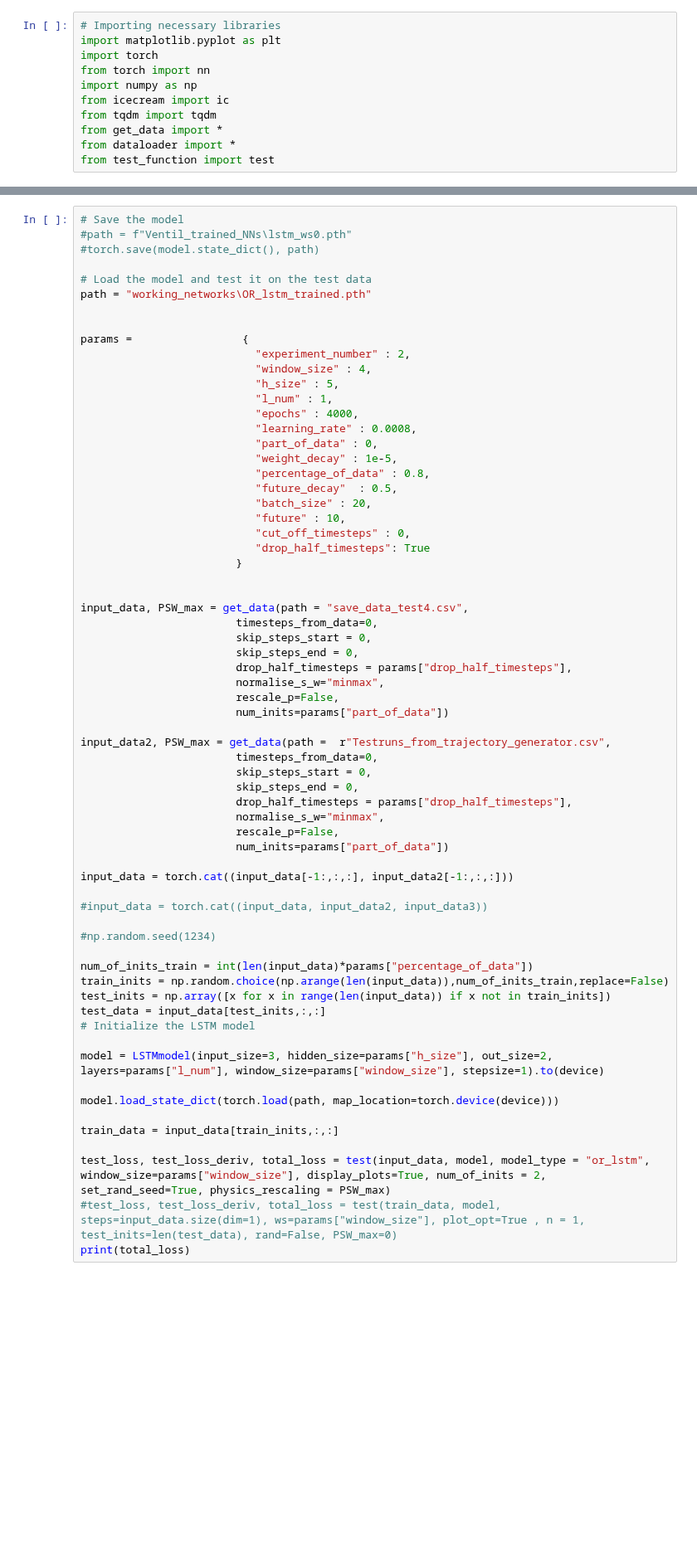
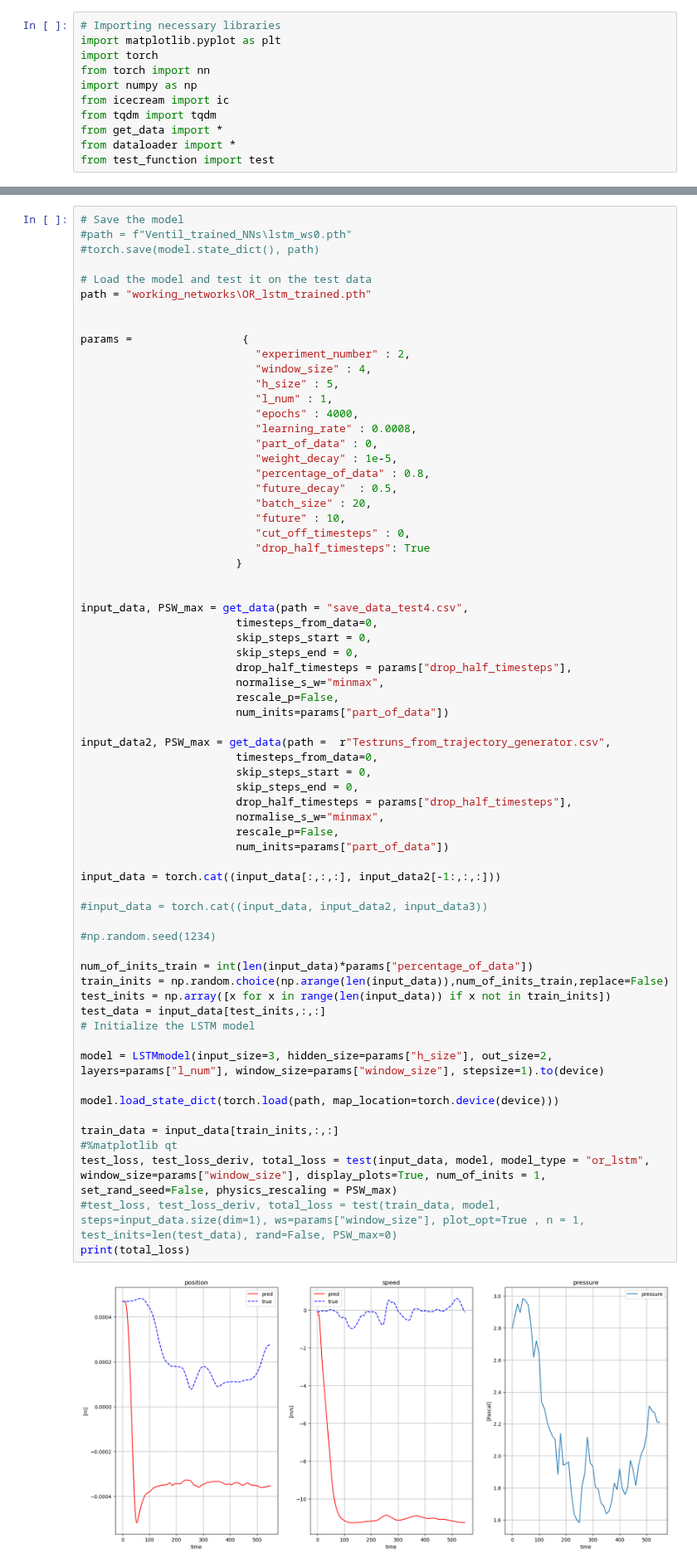
Before and after one commit to Gandalf3141/ventil_lstm, a Jupyter notebook: internal testing _OR_LSTM.ipynb, the cells around one changed output, grey strips where cells are left out. Shown at 83% size. Saved outputs shown, nothing was run; the diff lists cells and outputs as text; blank space fills up the shorter version.

```diff
--- a/internal testing _OR_LSTM.ipynb
+++ b/internal testing _OR_LSTM.ipynb
@@ -235,33 +295,35 @@ input_data, PSW_max = get_data(path = "save_data_test4.csv",
                         rescale_p=False,
                         num_inits=params["part_of_data"])
 
 input_data2, PSW_max = get_data(path =  r"Testruns_from_trajectory_generator.csv",
                         timesteps_from_data=0,
                         skip_steps_start = 0,
                         skip_steps_end = 0,
                         drop_half_timesteps = params["drop_half_timesteps"],
                         normalise_s_w="minmax",
                         rescale_p=False,
                         num_inits=params["part_of_data"])
 
-input_data = torch.cat((input_data[-1:,:,:], input_data2[-1:,:,:]))
+input_data = torch.cat((input_data[:,:,:], input_data2[-1:,:,:]))
 
 #input_data = torch.cat((input_data, input_data2, input_data3))
 
 #np.random.seed(1234)
 
 num_of_inits_train = int(len(input_data)*params["percentage_of_data"])
 train_inits = np.random.choice(np.arange(len(input_data)),num_of_inits_train,replace=False)
 test_inits = np.array([x for x in range(len(input_data)) if x not in train_inits])
 test_data = input_data[test_inits,:,:]
 # Initialize the LSTM model
 
 model = LSTMmodel(input_size=3, hidden_size=params["h_size"], out_size=2, layers=params["l_num"], window_size=params["window_size"], stepsize=1).to(device)
 
 model.load_state_dict(torch.load(path, map_location=torch.device(device)))
 
 train_data = input_data[train_inits,:,:]
-
-test_loss, test_loss_deriv, total_loss = test(input_data, model, model_type = "or_lstm", window_size=params["window_size"], display_plots=True, num_of_inits = 2, set_rand_seed=True, physics_rescaling = PSW_max)
+#%matplotlib qt
+test_loss, test_loss_deriv, total_loss = test(input_data, model, model_type = "or_lstm", window_size=params["window_size"], display_plots=True, num_of_inits = 1, set_rand_seed=False, physics_rescaling = PSW_max)
 #test_loss, test_loss_deriv, total_loss = test(train_data, model, steps=input_data.size(dim=1), ws=params["window_size"], plot_opt=True , n = 1,  test_inits=len(test_data), rand=False, PSW_max=0)
 print(total_loss)
+# %% [output]
+[figure, added]
```
Also changed, not shown: parts of 4 cells of this notebook, 3 other files.
